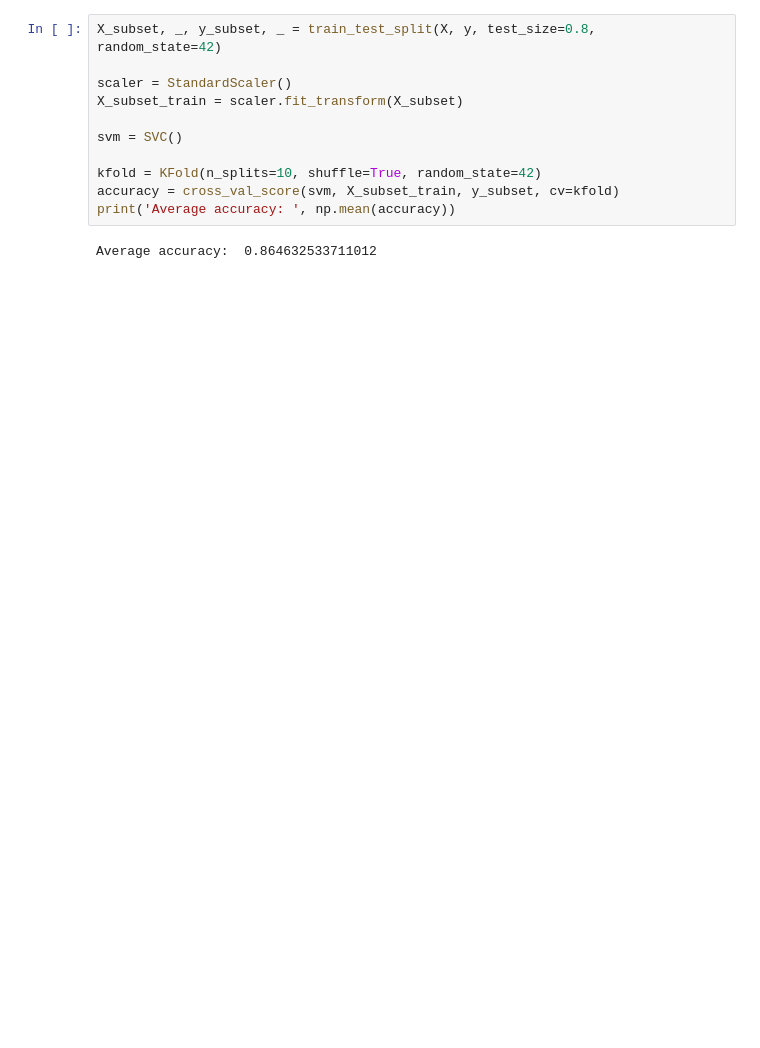
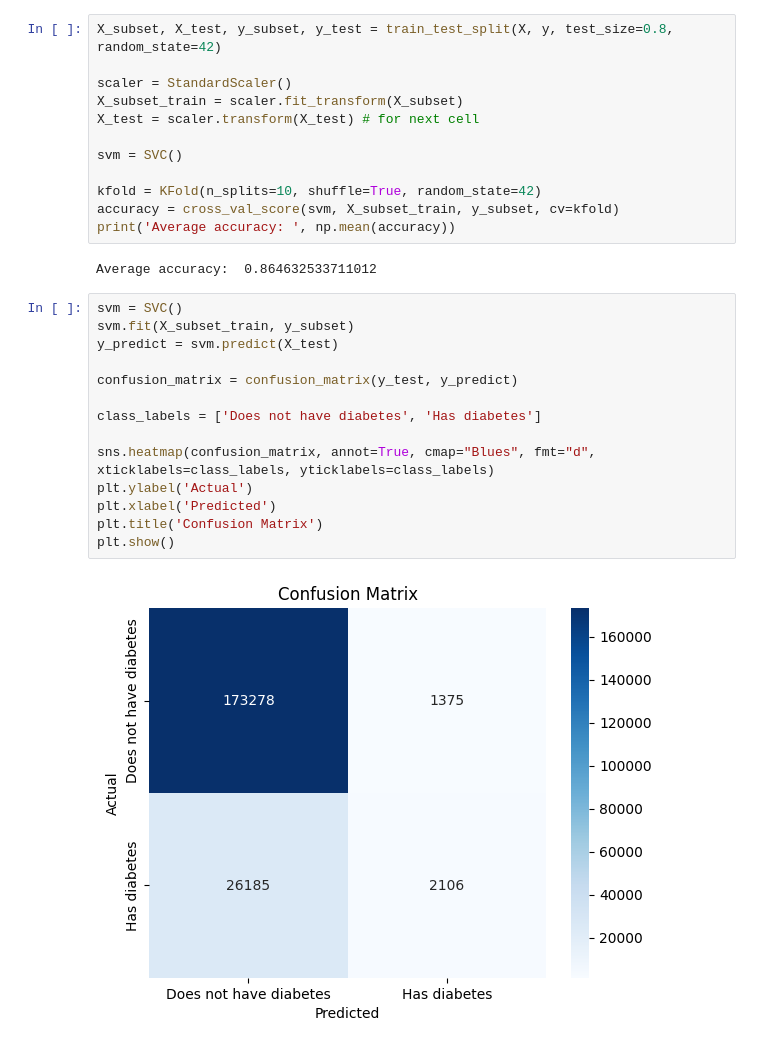
Before and after one commit to kellerflint/intro-ai-final-project, a Jupyter notebook: NeuralNetworkAndSVMApproach.ipynb, the cells around one changed output. Saved outputs shown, nothing was run; the diff lists cells and outputs as text; blank space fills up the shorter version.

```diff
--- a/NeuralNetworkAndSVMApproach.ipynb
+++ b/NeuralNetworkAndSVMApproach.ipynb
@@ -111,10 +146,11 @@ Average accuracy 0.8666035950804163
 # %% [markdown]
 # SVM Approach
 # %%
-X_subset, _, y_subset, _ = train_test_split(X, y, test_size=0.8, random_state=42)
+X_subset, X_test, y_subset, y_test = train_test_split(X, y, test_size=0.8, random_state=42)
 
 scaler = StandardScaler()
 X_subset_train = scaler.fit_transform(X_subset)
+X_test = scaler.transform(X_test) # for next cell
 
 svm = SVC()
 
@@ -123,5 +159,21 @@ accuracy = cross_val_score(svm, X_subset_train, y_subset, cv=kfold)
 print('Average accuracy: ', np.mean(accuracy))
 # %% [output]
 Average accuracy:  0.864632533711012
+# %%
+svm = SVC()
+svm.fit(X_subset_train, y_subset)
+y_predict = svm.predict(X_test)
+
+confusion_matrix = confusion_matrix(y_test, y_predict)
+
+class_labels = ['Does not have diabetes', 'Has diabetes']
+
+sns.heatmap(confusion_matrix, annot=True, cmap="Blues", fmt="d", xticklabels=class_labels, yticklabels=class_labels)
+plt.ylabel('Actual')
+plt.xlabel('Predicted')
+plt.title('Confusion Matrix')
+plt.show()
+# %% [output]
+[figure, added]
 # %%
 # Results of KFold for DT, LR, NN, SVM
```
Also changed, not shown: parts of 4 cells of this notebook.
